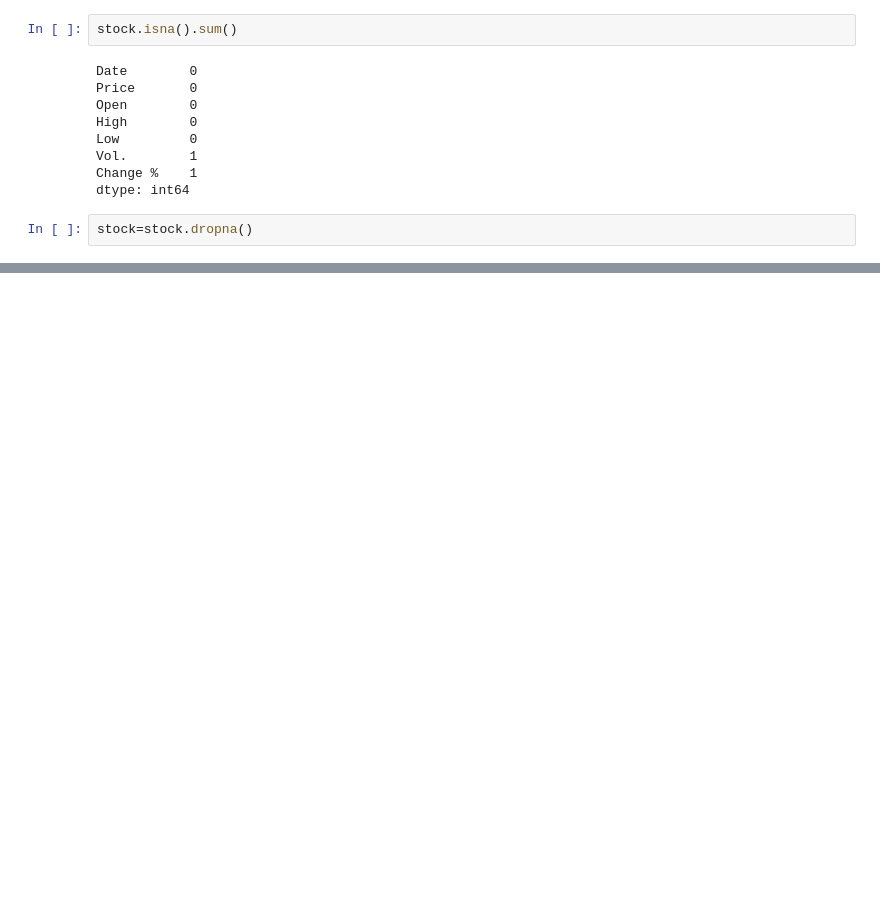
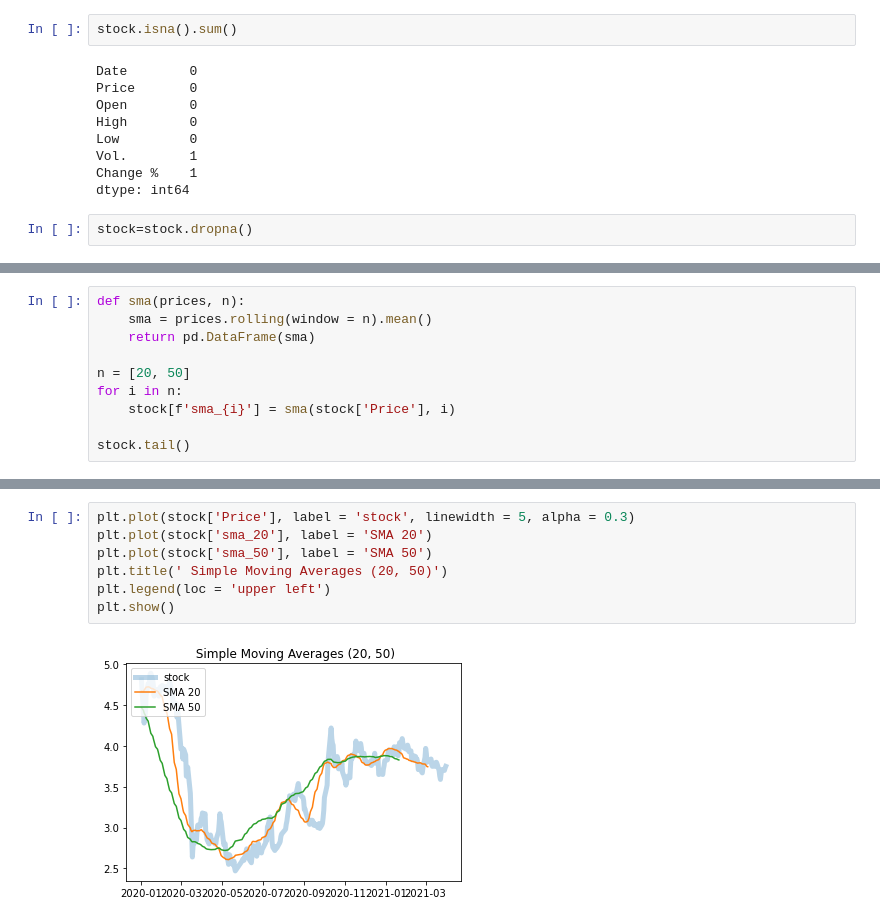
Before and after one commit to Ayesha-da/ValueInvestor, a Jupyter notebook: value_investor.ipynb, the cells around one changed output, grey strips where cells are left out. Cells and saved outputs as stored; diff of their text form; blank space fills up the shorter version.

```diff
--- a/value_investor.ipynb
+++ b/value_investor.ipynb
@@ -180,0 +212,10 @@ Value based partial slicing on non-monotonic DatetimeIndexes with non-existing k
+# %%
+def sma(prices, n):
+    sma = prices.rolling(window = n).mean()
+    return pd.DataFrame(sma)
+
+n = [20, 50]
+for i in n:
+    stock[f'sma_{i}'] = sma(stock['Price'], i)
+
+stock.tail()
@@ -180,0 +230,9 @@ Value based partial slicing on non-monotonic DatetimeIndexes with non-existing k
+# %%
+plt.plot(stock['Price'], label = 'stock', linewidth = 5, alpha = 0.3)
+plt.plot(stock['sma_20'], label = 'SMA 20')
+plt.plot(stock['sma_50'], label = 'SMA 50')
+plt.title(' Simple Moving Averages (20, 50)')
+plt.legend(loc = 'upper left')
+plt.show()
+# %% [output]
+[figure, added]
```
Also changed, not shown: parts of 14 cells of this notebook.
